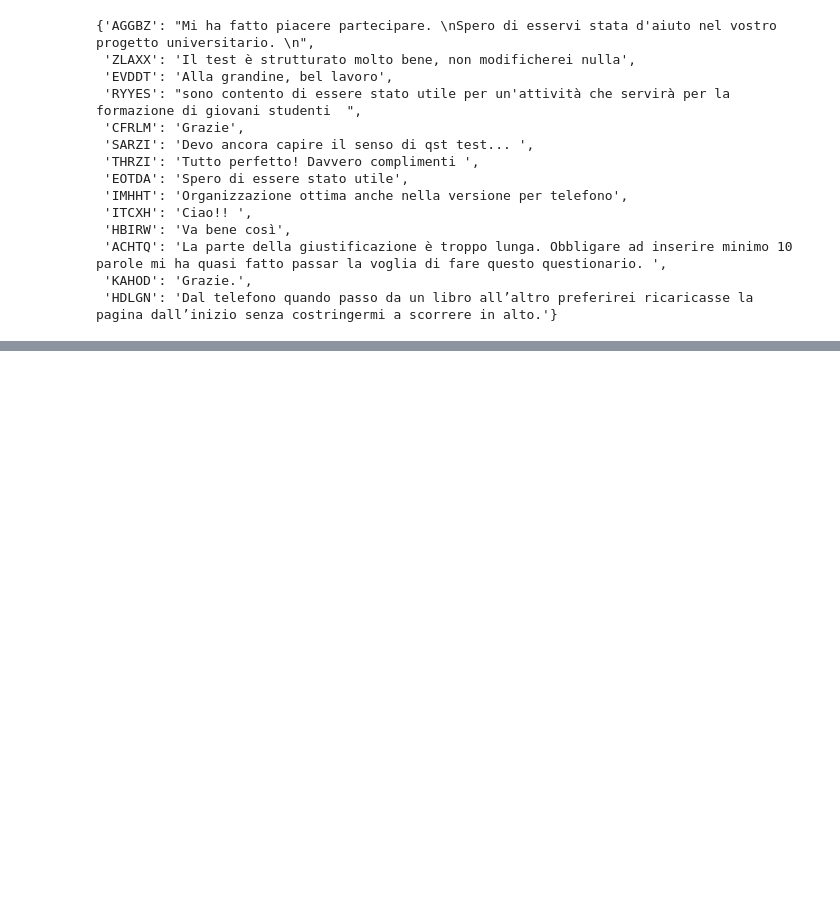
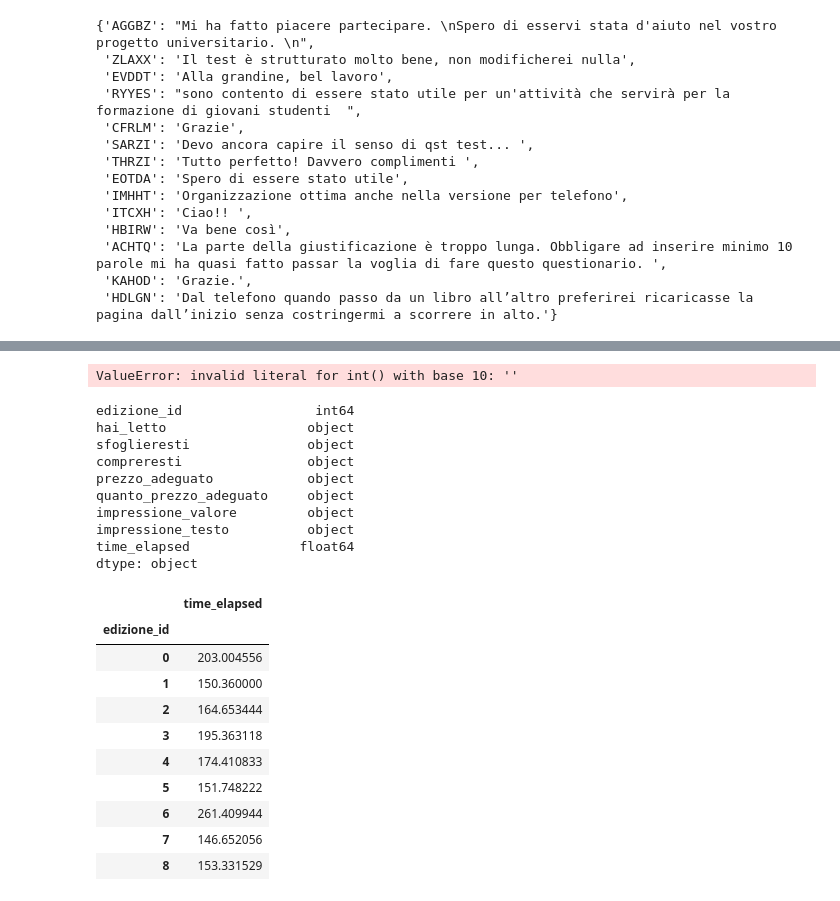
Before and after one commit to canta2899/crowdsourcing-experiment, a Jupyter notebook: pyAnalysis/analysis.ipynb, the cells around one changed output, grey strips where cells are left out. Saved outputs shown, nothing was run; the diff lists cells and outputs as text; code cells hidden in the pictures; blank space fills up the shorter version.

```diff
--- a/pyAnalysis/analysis.ipynb
+++ b/pyAnalysis/analysis.ipynb
@@ -407,0 +439,49 @@ for entry in worker_data:
+# %%
+df_data = df_data.astype({
+    'hai_letto': 'int32',
+    'sfoglieresti': 'int32',
+    'compreresti': 'int32',
+    'prezzo_adeguato': 'int32',
+    'quanto_prezzo_adeguato': 'int32',
+    'impressione_valore': 'int32'
+})
+# %% [output]
+ValueError: invalid literal for int() with base 10: ''
+# %%
+"""
+Calcolate le seguenti misure per ciascuna edizione:
+
+    Grado medio di adeguatezza del prezzo
+    Edizione con il livello massimo di adeguatezza del prezzo
+    Edizione con il livello minimo di adeguatezza del prezzo
+"""
+
+print(df_data.dtypes)
+
+mean = df_data\
+    .groupby('edizione_id')\
+    .mean()
+
+mean
+# %% [output]
+edizione_id                 int64
+hai_letto                  object
+sfoglieresti               object
+compreresti                object
+prezzo_adeguato            object
+quanto_prezzo_adeguato     object
+impressione_valore         object
+impressione_testo          object
+time_elapsed              float64
+dtype: object
+|  | time_elapsed |
+| edizione_id |  |
+| 0 | 203.004556 |
+| 1 | 150.360000 |
+| 2 | 164.653444 |
+| 3 | 195.363118 |
+| 4 | 174.410833 |
+| 5 | 151.748222 |
+| 6 | 261.409944 |
+| 7 | 146.652056 |
+| 8 | 153.331529 |
```
Also changed, not shown: parts of 2 cells of this notebook.
